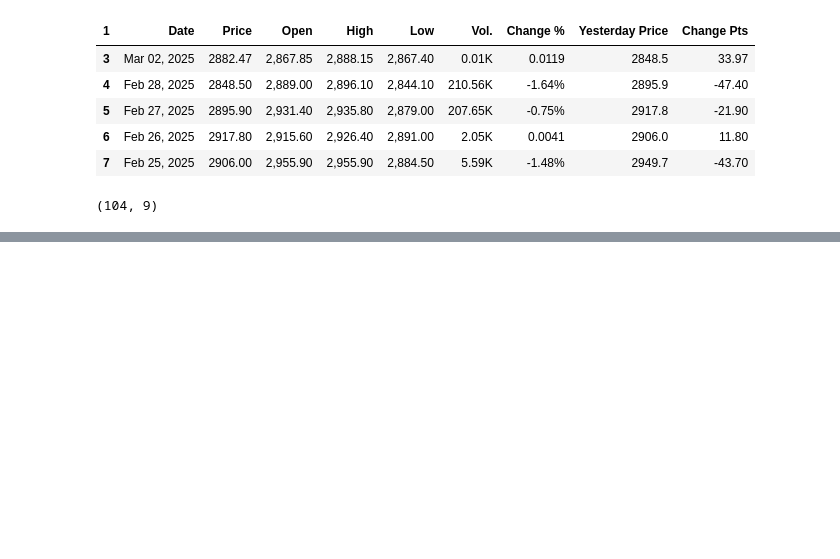
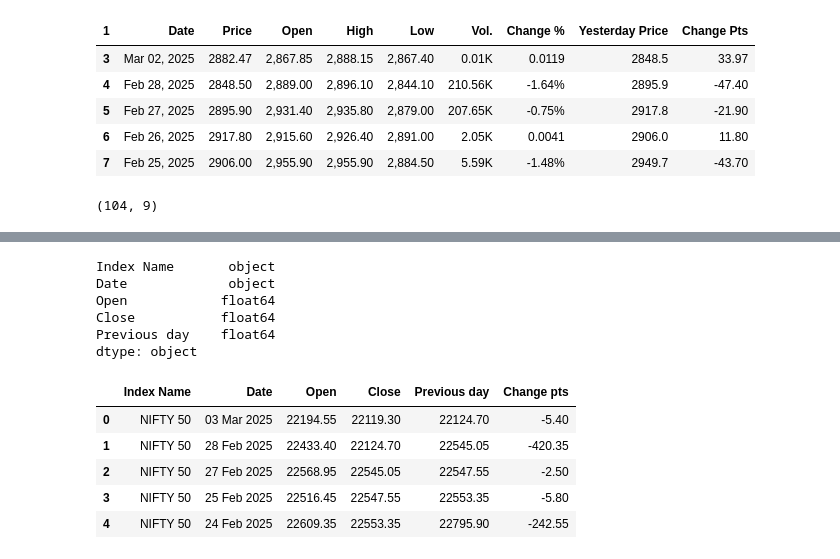
Before and after one commit to Vamsi-Krishna-24/My_Intraday_Analysis, a Jupyter notebook: DATA_Ops/Data_processing/UNDP1.ipynb, the cells around one changed output, grey strips where cells are left out. Drawn from its saved outputs; the diff is of its cells as text; code cells hidden in the pictures; blank space fills up the shorter version.

```diff
--- a/Data_processing/UNDP1.ipynb
+++ b/DATA_Ops/Data_processing/UNDP1.ipynb
@@ -192,0 +213,4 @@ GOLD4.to_csv("/Users/surisettivamsikrishna/Downloads/Vamsi Pc/CODES/Mark 3/Clean
+# %%
+nifty.drop(columns=['High','Low'],inplace=True)
+nifty.iloc[:-1]
+nifty.head(5)
@@ -192,0 +224,20 @@ GOLD4.to_csv("/Users/surisettivamsikrishna/Downloads/Vamsi Pc/CODES/Mark 3/Clean
+# %%
+nifty.dtypes
+# %% [output]
+Index Name       object
+Date             object
+Open            float64
+Close           float64
+Previous day    float64
+dtype: object
+# %%
+nifty['Change pts']=nifty['Close']-nifty['Previous day']
+# %%
+nifty.head(5)
+# %% [output]
+|  | Index Name | Date | Open | Close | Previous day | Change pts |
+| 0 | NIFTY 50 | 03 Mar 2025 | 22194.55 | 22119.30 | 22124.70 | -5.40 |
+| 1 | NIFTY 50 | 28 Feb 2025 | 22433.40 | 22124.70 | 22545.05 | -420.35 |
+| 2 | NIFTY 50 | 27 Feb 2025 | 22568.95 | 22545.05 | 22547.55 | -2.50 |
+| 3 | NIFTY 50 | 25 Feb 2025 | 22516.45 | 22547.55 | 22553.35 | -5.80 |
+| 4 | NIFTY 50 | 24 Feb 2025 | 22609.35 | 22553.35 | 22795.90 | -242.55 |
```
Also changed, not shown: parts of 12 cells of this notebook, 13 other files.
